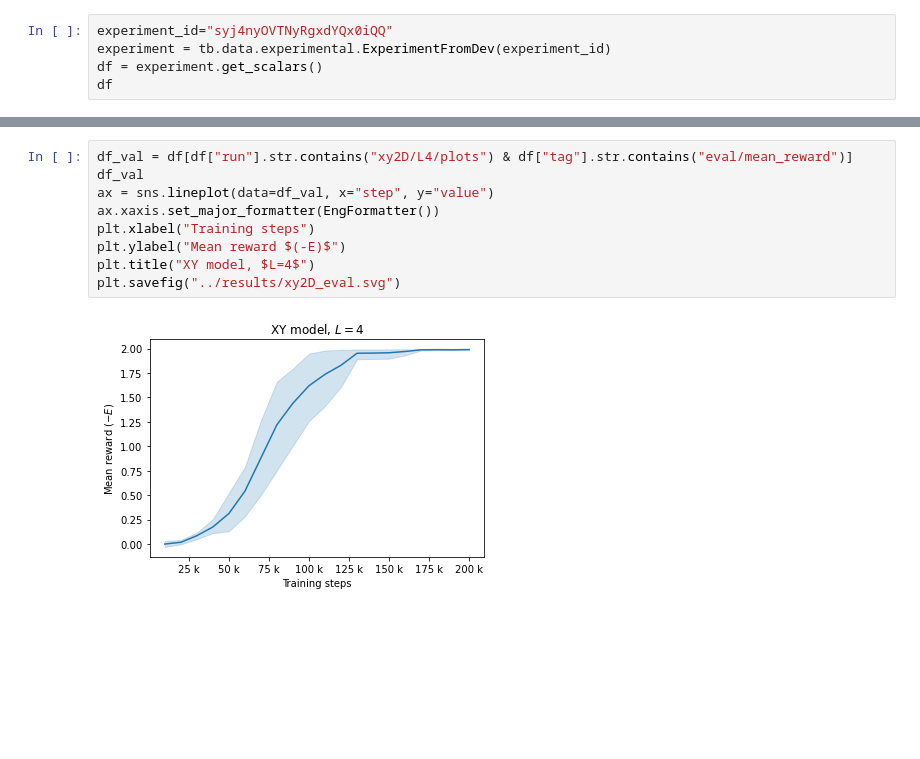
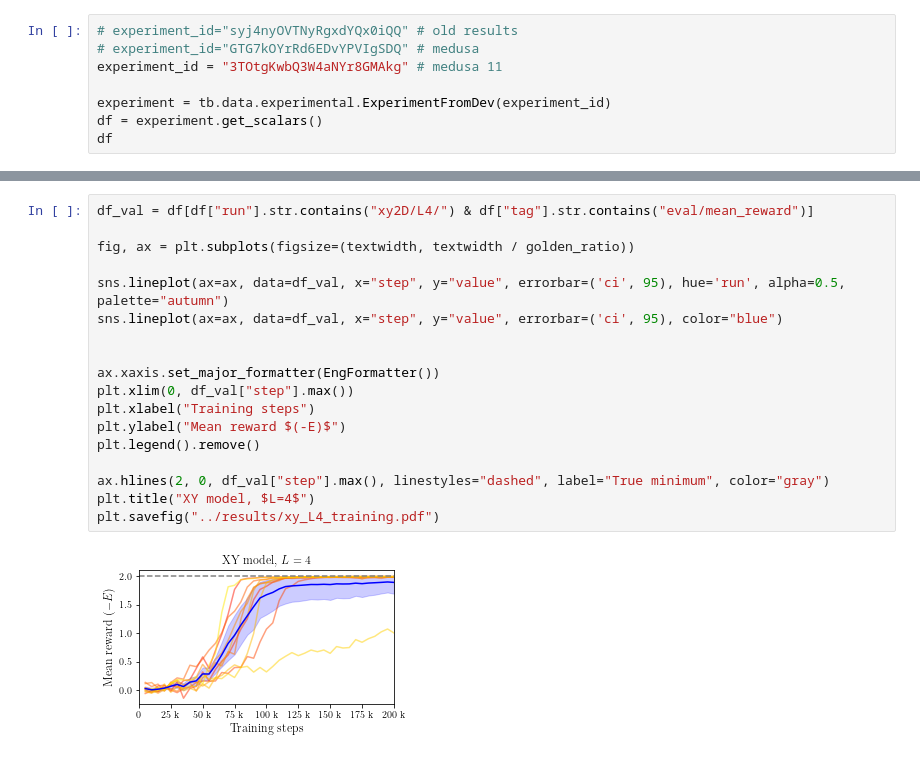
Before and after one commit to michelangelo21/lattice-models-RL, a Jupyter notebook: scripts/Tensorboard Plots.ipynb, the cells around one changed output, grey strips where cells are left out. Drawn from its saved outputs; the diff is of its cells as text; blank space fills up the shorter version.

```diff
--- a/scripts/Tensorboard Plots.ipynb
+++ b/scripts/Tensorboard Plots.ipynb
@@ -7,5 +25,8 @@ from matplotlib.ticker import EngFormatter
 # %%
-experiment_id="syj4nyOVTNyRgxdYQx0iQQ"
+# experiment_id="syj4nyOVTNyRgxdYQx0iQQ" # old results
+# experiment_id="GTG7kOYrRd6EDvYPVIgSDQ" # medusa
+experiment_id = "3TOtgKwbQ3W4aNYr8GMAkg" # medusa 11
+
 experiment = tb.data.experimental.ExperimentFromDev(experiment_id)
 df = experiment.get_scalars()
 df
@@ -26,11 +164,20 @@ df
 # %%
-df_val = df[df["run"].str.contains("xy2D/L4/plots") & df["tag"].str.contains("eval/mean_reward")]
-df_val
-ax = sns.lineplot(data=df_val, x="step", y="value")
+df_val = df[df["run"].str.contains("xy2D/L4/") & df["tag"].str.contains("eval/mean_reward")]
+
+fig, ax = plt.subplots(figsize=(textwidth, textwidth / golden_ratio))
+
+sns.lineplot(ax=ax, data=df_val, x="step", y="value", errorbar=('ci', 95), hue='run', alpha=0.5, palette="autumn")
+sns.lineplot(ax=ax, data=df_val, x="step", y="value", errorbar=('ci', 95), color="blue")
+
+
 ax.xaxis.set_major_formatter(EngFormatter())
+plt.xlim(0, df_val["step"].max())
 plt.xlabel("Training steps")
 plt.ylabel("Mean reward $(-E)$")
+plt.legend().remove()
+
+ax.hlines(2, 0, df_val["step"].max(), linestyles="dashed", label="True minimum", color="gray")
 plt.title("XY model, $L=4$")
-plt.savefig("../results/xy2D_eval.svg")
+plt.savefig("../results/xy_L4_training.pdf")
 # %% [output]
-[figure, old version]
+[figure, new version]
```
Also changed, not shown: parts of 12 cells of this notebook, 7 other files.
